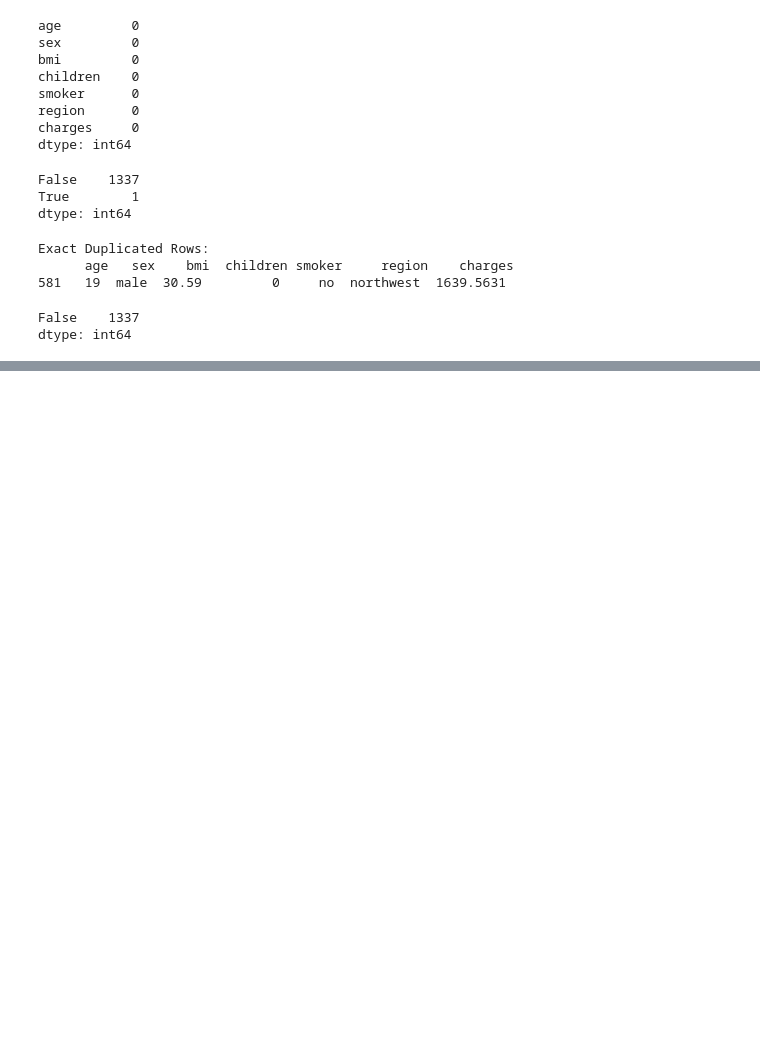
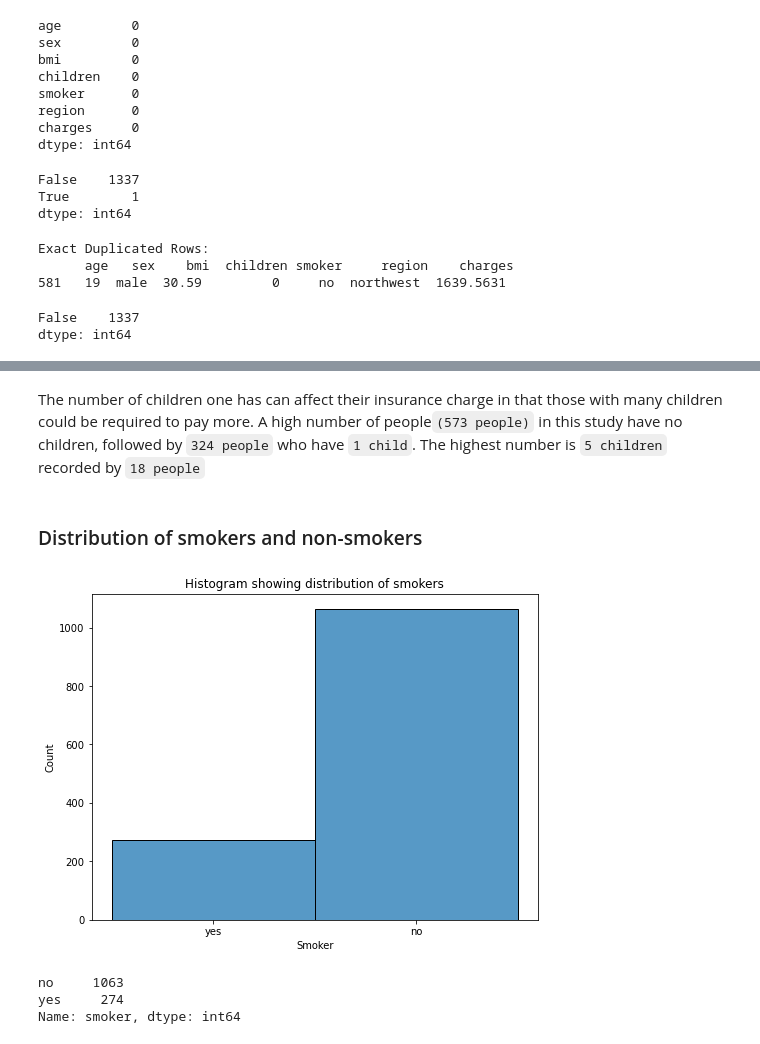
Before and after one commit to Masinde10/Insurance, a Jupyter notebook: Insurance.ipynb, the cells around one changed output, grey strips where cells are left out. Cells and saved outputs as stored; diff of their text form; code cells hidden in the pictures; blank space fills up the shorter version.

```diff
--- a/Insurance.ipynb
+++ b/Insurance.ipynb
@@ -101,0 +168,20 @@ dtype: int64
+# %% [markdown]
+The number of children one has can affect their insurance charge in that those with many children could be required to pay more. A high number of people`(573 people)` in this study have no children, followed by `324 people` who have `1 child`. The highest number is `5 children` recorded by `18 people`
+# %% [markdown]
+### Distribution of smokers and non-smokers
+# %%
+#Distribution of smokers and non-smokers
+plt.figure(figsize=(8,6))
+sns.histplot(df['smoker'],bins= 5)
+plt.xlabel('Smoker')
+plt.ylabel('Count')
+plt.title('Histogram showing distribution of smokers');
+# %% [output]
+[figure, added]
+# %%
+#Exact number of smokers
+df['smoker'].value_counts()
+# %% [output]
+no     1063
+yes     274
+Name: smoker, dtype: int64
```
Also changed, not shown: parts of 22 cells of this notebook.
